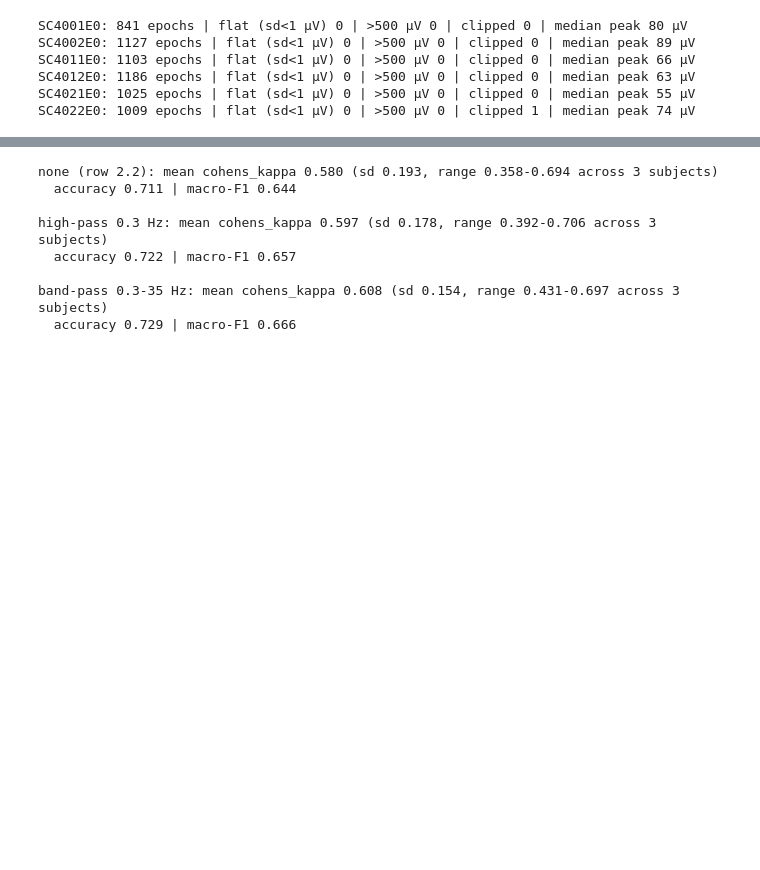
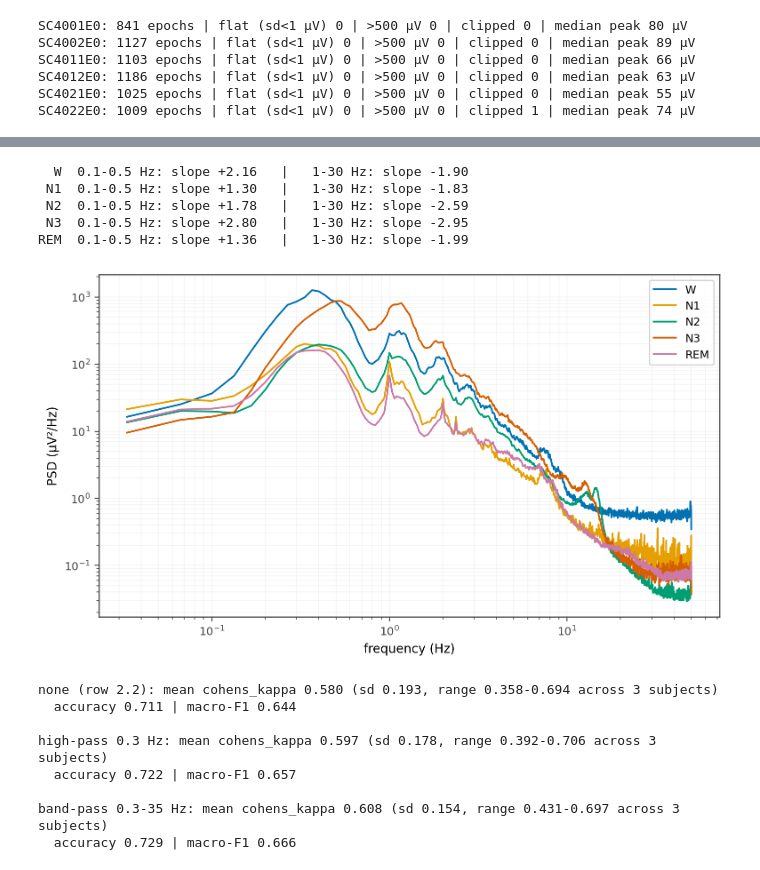
Before and after one commit to yxysjtu/capstone-project, a Jupyter notebook: notebooks/processing.ipynb, the cells around one changed output, grey strips where cells are left out. Drawn from its saved outputs; the diff is of its cells as text; code cells hidden in the pictures; blank space fills up the shorter version.

```diff
--- a/notebooks/processing.ipynb
+++ b/notebooks/processing.ipynb
@@ -216,0 +258,17 @@ SC4022E0: 1009 epochs | flat (sd<1 µV) 0 | >500 µV 0 | clipped 1 | median peak
+# %%
+# Which EEG frequencies follow the chin-EMG level? Spearman rho per band, averaged over the 6 nights
+from scipy.signal import welch
+from scipy.stats import spearmanr
+bands = [(0.5, 4), (4, 8), (8, 12), (12, 16), (16, 20), (20, 35), (35, 45)]
+for only_stage in [None, "N2"]:
+    print("all epochs" if only_stage is None else f"only {only_stage} epochs")
+    rhos = {b: [] for b in bands}
+    for r in recs:
+        keep = np.ones(len(r.labels), bool) if only_stage is None else (np.asarray(r.labels) == only_stage)
+        f, P = welch(r.epochs["eeg"][keep] * 1e6, fs=r.fs, nperseg=256, axis=-1)
+        emg = (r.epochs["emg"][keep] * 1e6).mean(axis=1)
+        for lo, hi in bands:
+            power = P[:, (f >= lo) & (f < hi)].mean(axis=1)
+            rhos[(lo, hi)].append(spearmanr(power, emg)[0])
+    for lo, hi in bands:
+        print(f"  {lo:>4}-{hi:<3} Hz: mean rho over nights {np.mean(rhos[(lo, hi)]):+.2f}")
@@ -217,3 +292,30 @@ SC4022E0: 1009 epochs | flat (sd<1 µV) 0 | >500 µV 0 | clipped 1 | median peak
+# %%
+# Coloured-noise check (§8.5, §8.11): straight-line fit to the log-log PSD per stage
+# slope ≈ 0 white, ≈ -1 pink (1/f), ≈ -2 brown (1/f², drift)
+from scipy.signal import welch
+stages = ["W", "N1", "N2", "N3", "REM"]
+ranges = [(0.1, 0.5), (1, 30)]
+plt.figure(figsize=(9, 5))
+for s in stages:
+    X = np.concatenate([r.epochs["eeg"][np.asarray(r.labels) == s] for r in recs])
+    f, P = welch(X * 1e6, fs=recs[0].fs, nperseg=3000, axis=-1)   # whole 30-s epoch: 0.033 Hz resolution
+    P = P.mean(axis=0)
+    plt.loglog(f[1:], P[1:], label=s)                             # skip 0 Hz (log of 0 is undefined)
+    out = []
+    for lo, hi in ranges:
+        m = (f >= lo) & (f <= hi)
+        slope = np.polyfit(np.log10(f[m]), np.log10(P[m]), 1)[0]
+        out.append(f"{lo}-{hi} Hz: slope {slope:+.2f}")
+    print(f"{s:>3}  " + "   |   ".join(out))
+plt.xlabel("frequency (Hz)"); plt.ylabel("PSD (µV²/Hz)"); plt.legend()
+plt.grid(True, which="both", alpha=0.3); plt.show()
+# %% [output]
+  W  0.1-0.5 Hz: slope +2.16   |   1-30 Hz: slope -1.90
+ N1  0.1-0.5 Hz: slope +1.30   |   1-30 Hz: slope -1.83
+ N2  0.1-0.5 Hz: slope +1.78   |   1-30 Hz: slope -2.59
+ N3  0.1-0.5 Hz: slope +2.80   |   1-30 Hz: slope -2.95
+REM  0.1-0.5 Hz: slope +1.36   |   1-30 Hz: slope -1.99
+[figure, added]
 # %%
 # Compare filters: 3 configurations, none, high pass, band pass
 candidates = [
```
Also changed, not shown: parts of 3 cells of this notebook, 1 other file.
